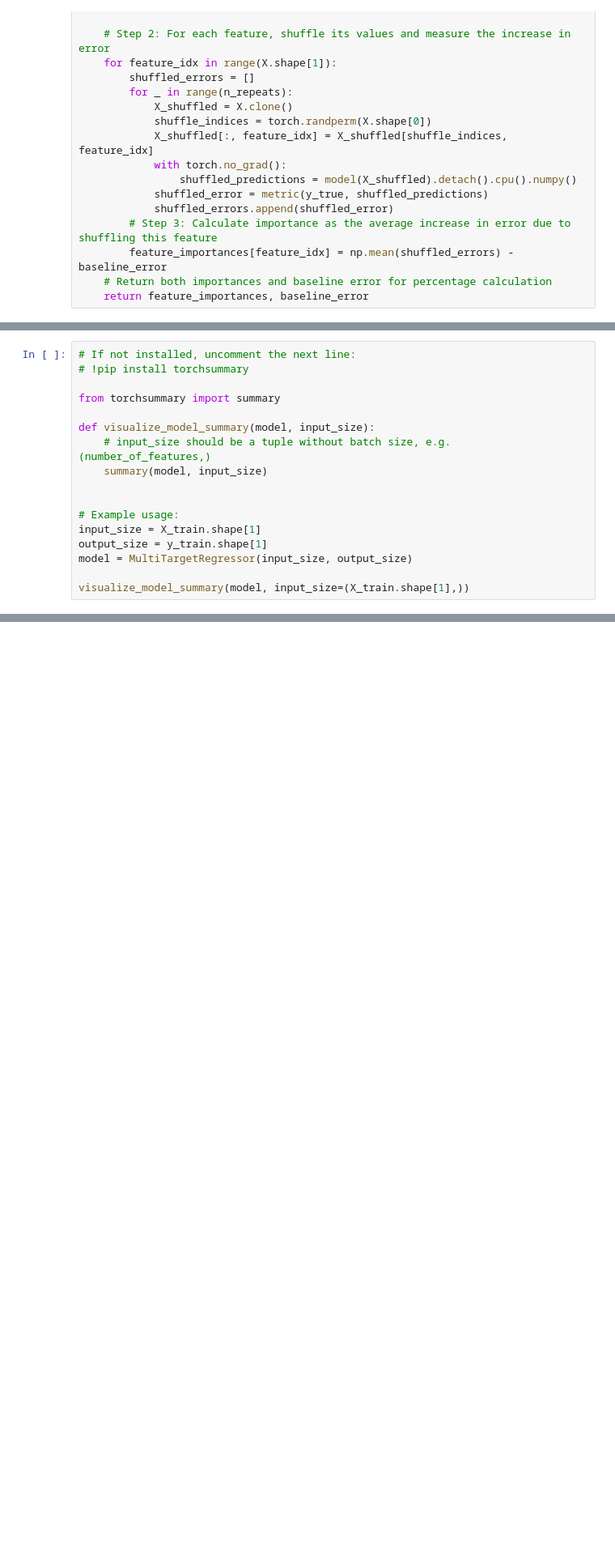
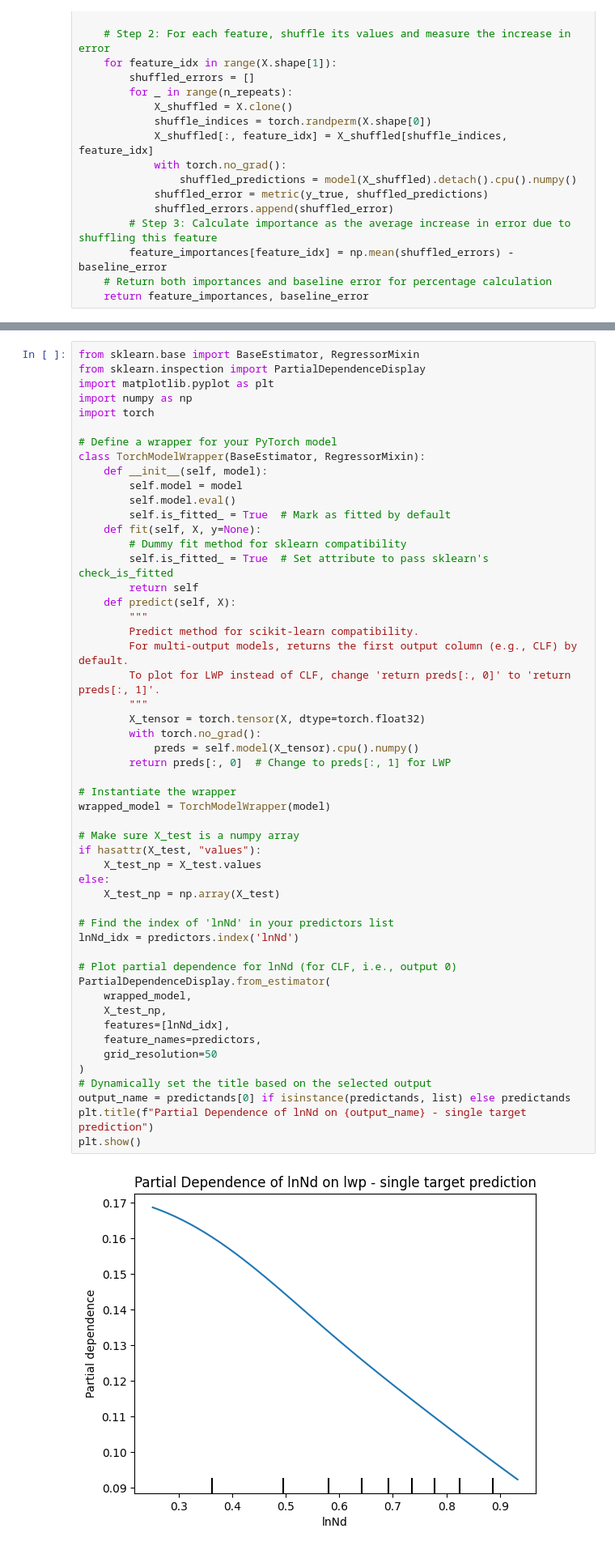
Before and after one commit to satvik007vk/Calisma_LR, a Jupyter notebook: multimodal_train_and_evaluate.ipynb, the cells around one changed output, grey strips where cells are left out. Shown at 81% size. Saved outputs shown, nothing was run; the diff lists cells and outputs as text; blank space fills up the shorter version.

```diff
--- a/multimodal_train_and_evaluate.ipynb
+++ b/multimodal_train_and_evaluate.ipynb
@@ -436,17 +376,0 @@ for i, imp in enumerate(importances):
-# %%
-# If not installed, uncomment the next line:
-# !pip install torchsummary
-
-from torchsummary import summary
-
-def visualize_model_summary(model, input_size):
-    # input_size should be a tuple without batch size, e.g. (number_of_features,)
-    summary(model, input_size)
-
-
-# Example usage:
-input_size = X_train.shape[1]
-output_size = y_train.shape[1]
-model = MultiTargetRegressor(input_size, output_size)
-
-visualize_model_summary(model, input_size=(X_train.shape[1],))
@@ -646,0 +379,54 @@ Best validation loss: 0.3247509590034411
+# %%
+from sklearn.base import BaseEstimator, RegressorMixin
+from sklearn.inspection import PartialDependenceDisplay
+import matplotlib.pyplot as plt
+import numpy as np
+import torch
+
+# Define a wrapper for your PyTorch model
+class TorchModelWrapper(BaseEstimator, RegressorMixin):
+    def __init__(self, model):
+        self.model = model
+        self.model.eval()
+        self.is_fitted_ = True  # Mark as fitted by default
+    def fit(self, X, y=None):
+        # Dummy fit method for sklearn compatibility
+        self.is_fitted_ = True  # Set attribute to pass sklearn's check_is_fitted
+        return self
+    def predict(self, X):
+        """
+        Predict method for scikit-learn compatibility.
+        For multi-output models, returns the first output column (e.g., CLF) by default.
+        To plot for LWP instead of CLF, change 'return preds[:, 0]' to 'return preds[:, 1]'.
+        """
+        X_tensor = torch.tensor(X, dtype=torch.float32)
+        with torch.no_grad():
+            preds = self.model(X_tensor).cpu().numpy()
+        return preds[:, 0]  # Change to preds[:, 1] for LWP
+
+# Instantiate the wrapper
+wrapped_model = TorchModelWrapper(model)
+
+# Make sure X_test is a numpy array
+if hasattr(X_test, "values"):
+    X_test_np = X_test.values
+else:
+    X_test_np = np.array(X_test)
+
+# Find the index of 'lnNd' in your predictors list
+lnNd_idx = predictors.index('lnNd')
+
+# Plot partial dependence for lnNd (for CLF, i.e., output 0)
+PartialDependenceDisplay.from_estimator(
+    wrapped_model,
+    X_test_np,
+    features=[lnNd_idx],
+    feature_names=predictors,
+    grid_resolution=50
+)
+# Dynamically set the title based on the selected output
+output_name = predictands[0] if isinstance(predictands, list) else predictands
+plt.title(f"Partial Dependence of lnNd on {output_name} - single target prediction")
+plt.show()
+# %% [output]
+[figure, added]
```
Also changed, not shown: parts of 18 cells of this notebook.
